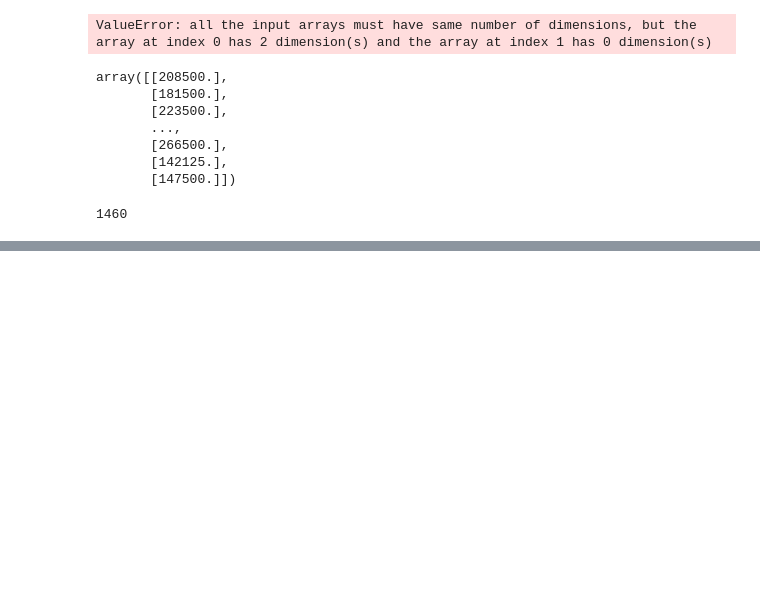
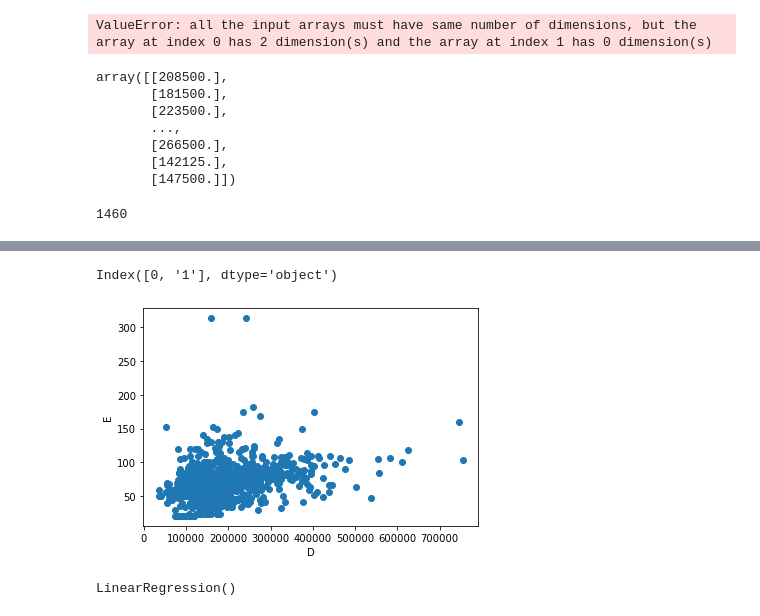
Before and after one commit to Marcot98/MaestriaDataScience, a Jupyter notebook: Ciencia de Datos en Python/Proyecto Final/pruebas proyecto final.ipynb, the cells around one changed output, grey strips where cells are left out. Cells and saved outputs as stored; diff of their text form; code cells hidden in the pictures; blank space fills up the shorter version.

```diff
--- a/Ciencia de Datos en Python/Proyecto Final/pruebas proyecto final.ipynb
+++ b/Ciencia de Datos en Python/Proyecto Final/pruebas proyecto final.ipynb
@@ -564,0 +608,12 @@ len(D)
+# %%
+DataZ.keys()
+# %% [output]
+Index([0, '1'], dtype='object')
+# %%
+#D,E,F,G,H,I
+plt.scatter(D, I)
+plt.xlabel('D')
+plt.ylabel('E')
+plt.show()
+# %% [output]
+[figure, added]
@@ -564,0 +629,5 @@ len(D)
+# %%
+#Entreno el modelo
+lr.fit(X_train, y_train)
+# %% [output]
+LinearRegression()
```
Also changed, not shown: parts of 16 cells of this notebook, 1 other file.
